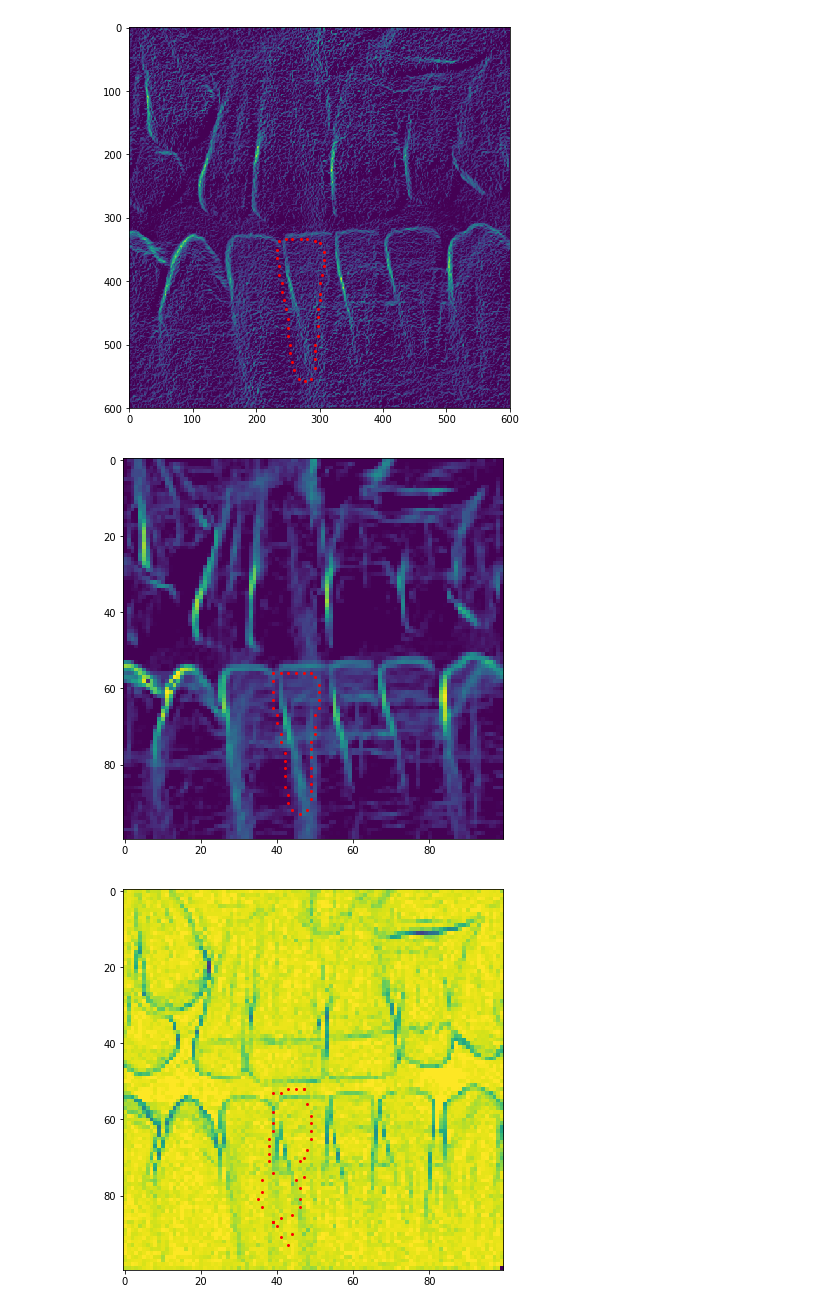
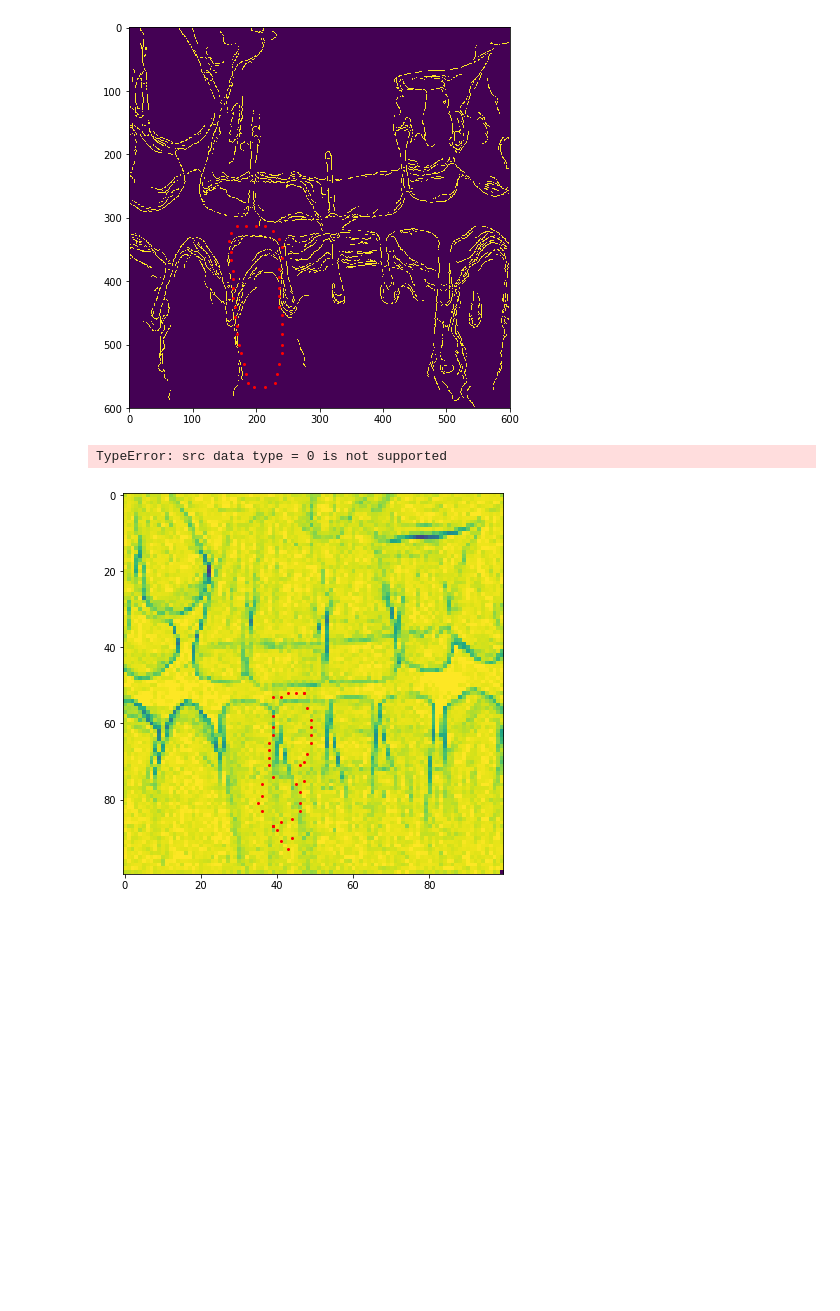
Before and after one commit to Aoriseth/Python-Active-shape-model-for-Incisor-Segmentation, a Jupyter notebook: ActiveFitContour.ipynb, the cells around one changed output. Cells and saved outputs as stored; diff of their text form; code cells hidden in the pictures; blank space fills up the shorter version.

```diff
--- a/ActiveFitContour.ipynb
+++ b/ActiveFitContour.ipynb
@@ -182,14 +185,13 @@ def get_angles_of(points):
 # %%
 if __name__ == "__main__":
 
     piece = fm.load_img_piece()
-    tooth = fm.load_tooth_of_piece(5)
-    ext = calc_external_img(piece)
+    tooth = fm.load_tooth_of_piece()
+    ext = prep.calc_external_img_active_contour(piece)
     fm.show_with_points(ext, tooth)
-    img, stooth = fm.resolution_scale(piece, tooth, 1/6)
-    ext = calc_external_img(img)
-    fm.show_with_points(ext, stooth)
+    ext2, stooth = fm.resolution_scale(ext, tooth, 1/6)
+    fm.show_with_points(ext2, stooth)
 # %% [output]
-[figure, old version]
+[figure, new version]
-[figure, removed]
+TypeError: src data type = 0 is not supported
 # %%
```
Also changed, not shown: parts of 6 cells of this notebook, 6 other files.
